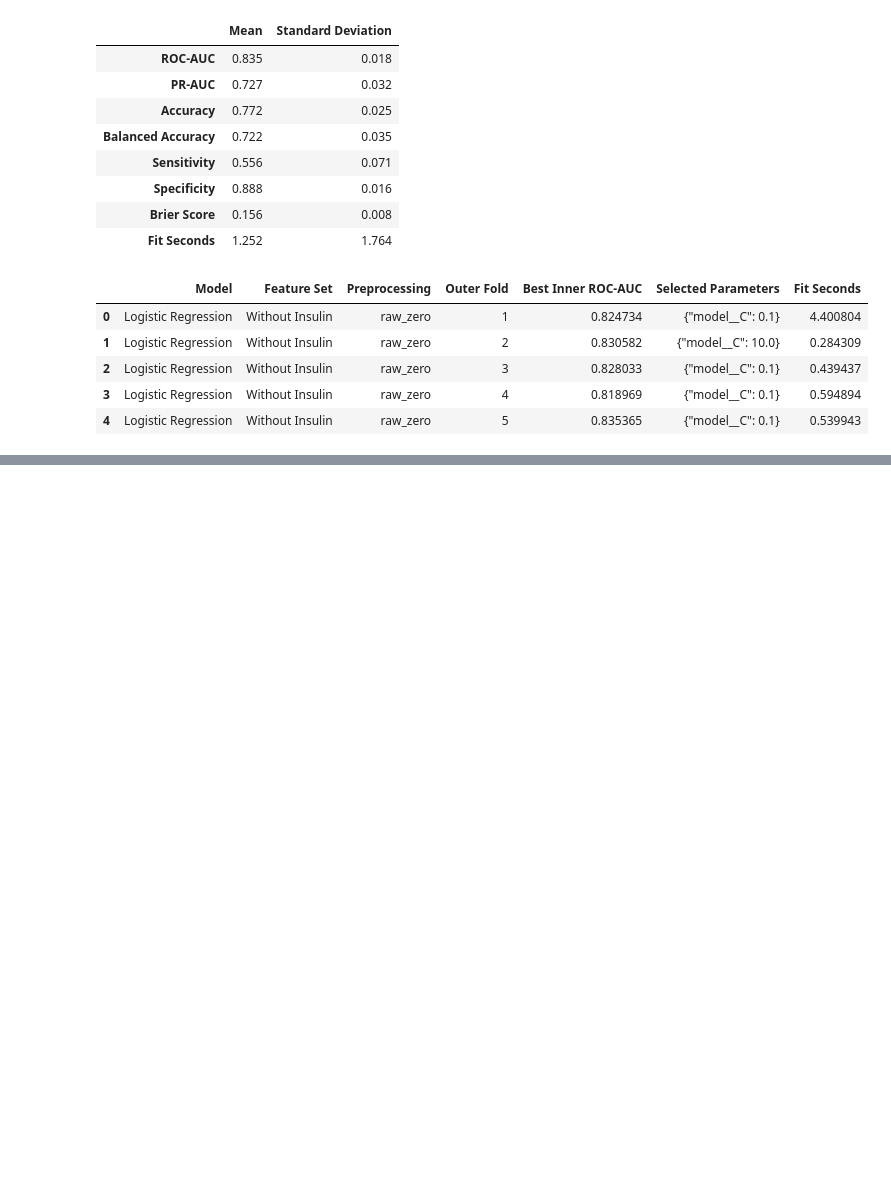
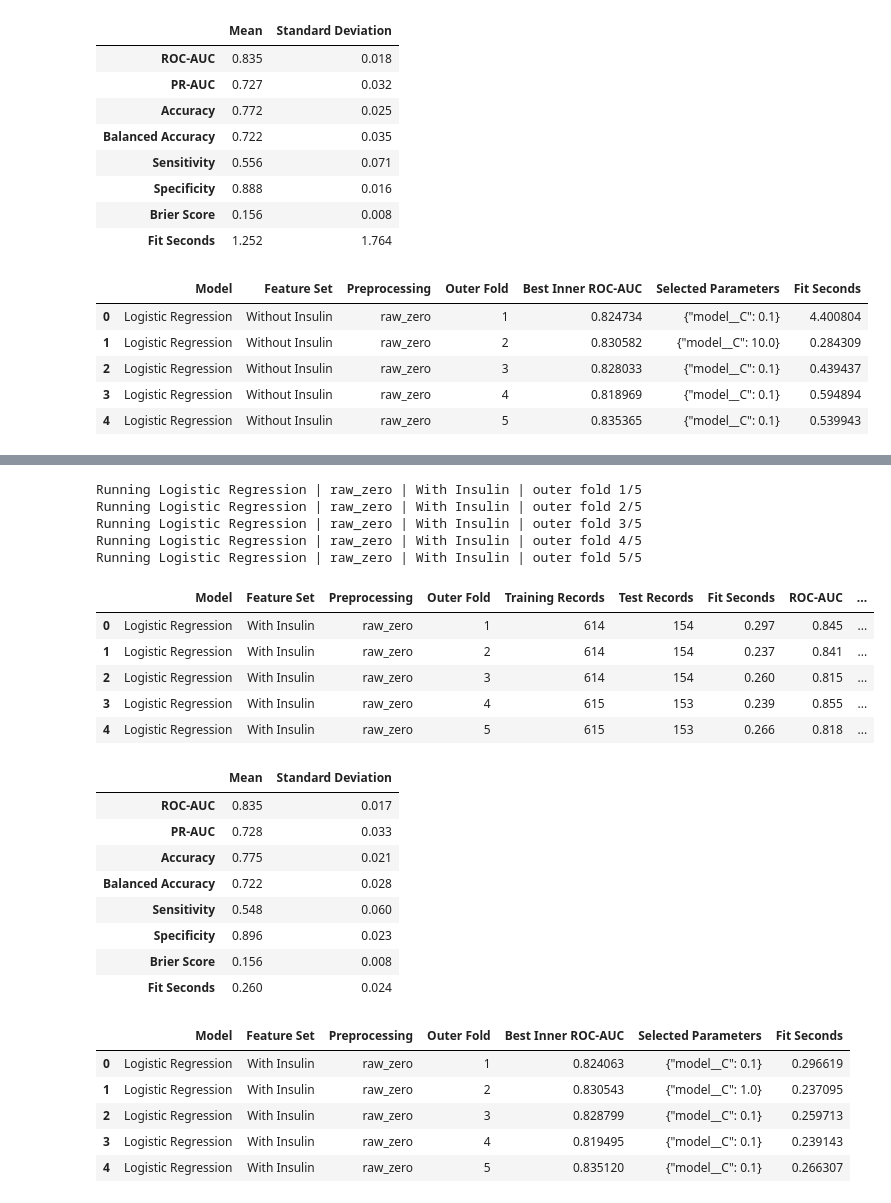
Before and after one commit to rodrigoviannasn/mat422-insulin-diabetes-project, a Jupyter notebook: notebooks/02_modeling_results.ipynb, the cells around one changed output, grey strips where cells are left out. Saved outputs shown, nothing was run; the diff lists cells and outputs as text; code cells hidden in the pictures; blank space fills up the shorter version.

Commit message:
Compare raw logistic regression with and without insulin

```diff
--- a/notebooks/02_modeling_results.ipynb
+++ b/notebooks/02_modeling_results.ipynb
@@ -597,0 +602,72 @@ Running Logistic Regression | raw_zero | Without Insulin | outer fold 5/5
+# %%
+# Run logistic regression with insulin included.
+
+with_insulin_key = (
+    "Logistic Regression | Raw Zero Values | With Insulin"
+)
+
+experiment_results[with_insulin_key] = run_nested_cv(
+    model_name="Logistic Regression",
+    feature_names=ALL_PREDICTORS,
+    feature_set_name="With Insulin",
+    preprocessing_approach="raw_zero",
+)
+
+with_insulin_result = experiment_results[with_insulin_key]
+
+with_insulin_summary = (
+    with_insulin_result["fold_metrics"][METRIC_COLUMNS + ["Fit Seconds"]]
+    .agg(["mean", "std"])
+    .T
+    .rename(columns={
+        "mean": "Mean",
+        "std": "Standard Deviation",
+    })
+    .round(3)
+)
+
+display(with_insulin_result["fold_metrics"].round(3))
+display(with_insulin_summary)
+display(with_insulin_result["selected_parameters"])
+
+with_insulin_result["fold_metrics"].to_csv(
+    TABLES_DIR / "logistic_raw_with_insulin_fold_metrics.csv",
+    index=False,
+)
+
+with_insulin_result["predictions"].to_csv(
+    TABLES_DIR / "logistic_raw_with_insulin_predictions.csv",
+    index=False,
+)
+
+with_insulin_result["selected_parameters"].to_csv(
+    TABLES_DIR / "logistic_raw_with_insulin_parameters.csv",
+    index=False,
+)
+# %% [output]
+Running Logistic Regression | raw_zero | With Insulin | outer fold 1/5
+Running Logistic Regression | raw_zero | With Insulin | outer fold 2/5
+Running Logistic Regression | raw_zero | With Insulin | outer fold 3/5
+Running Logistic Regression | raw_zero | With Insulin | outer fold 4/5
+Running Logistic Regression | raw_zero | With Insulin | outer fold 5/5
+|  | Model | Feature Set | Preprocessing | Outer Fold | Training Records | Test Records | Fit Seconds | ROC-AUC | ... |
+| 0 | Logistic Regression | With Insulin | raw_zero | 1 | 614 | 154 | 0.297 | 0.845 | ... |
+| 1 | Logistic Regression | With Insulin | raw_zero | 2 | 614 | 154 | 0.237 | 0.841 | ... |
+| 2 | Logistic Regression | With Insulin | raw_zero | 3 | 614 | 154 | 0.260 | 0.815 | ... |
+| 3 | Logistic Regression | With Insulin | raw_zero | 4 | 615 | 153 | 0.239 | 0.855 | ... |
+| 4 | Logistic Regression | With Insulin | raw_zero | 5 | 615 | 153 | 0.266 | 0.818 | ... |
+|  | Mean | Standard Deviation |
+| ROC-AUC | 0.835 | 0.017 |
+| PR-AUC | 0.728 | 0.033 |
+| Accuracy | 0.775 | 0.021 |
+| Balanced Accuracy | 0.722 | 0.028 |
+| Sensitivity | 0.548 | 0.060 |
+| Specificity | 0.896 | 0.023 |
+| Brier Score | 0.156 | 0.008 |
+| Fit Seconds | 0.260 | 0.024 |
+|  | Model | Feature Set | Preprocessing | Outer Fold | Best Inner ROC-AUC | Selected Parameters | Fit Seconds |
+| 0 | Logistic Regression | With Insulin | raw_zero | 1 | 0.824063 | {"model__C": 0.1} | 0.296619 |
+| 1 | Logistic Regression | With Insulin | raw_zero | 2 | 0.830543 | {"model__C": 1.0} | 0.237095 |
+| 2 | Logistic Regression | With Insulin | raw_zero | 3 | 0.828799 | {"model__C": 0.1} | 0.259713 |
+| 3 | Logistic Regression | With Insulin | raw_zero | 4 | 0.819495 | {"model__C": 0.1} | 0.239143 |
+| 4 | Logistic Regression | With Insulin | raw_zero | 5 | 0.835120 | {"model__C": 0.1} | 0.266307 |
```
Also changed, not shown: parts of 2 cells of this notebook.
